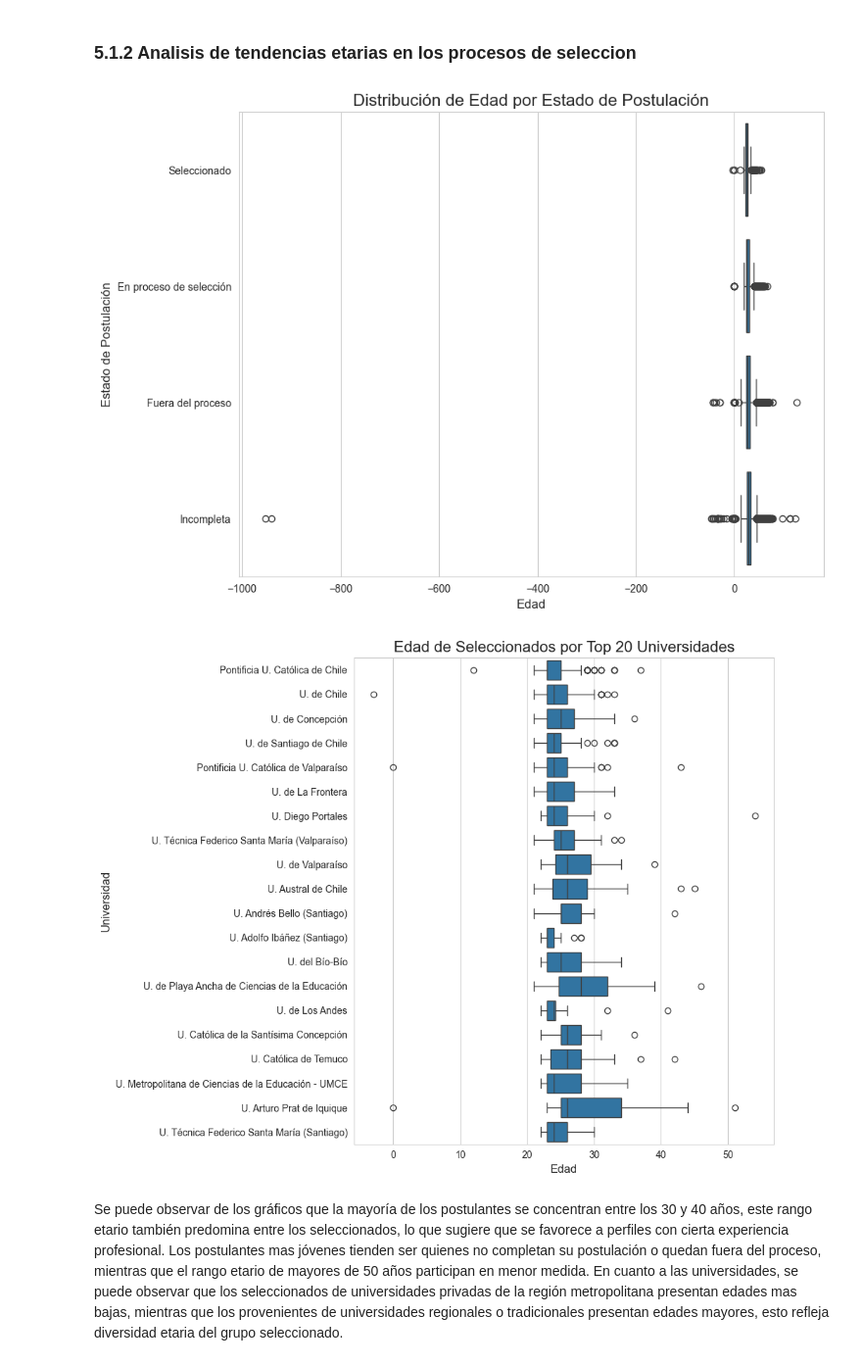
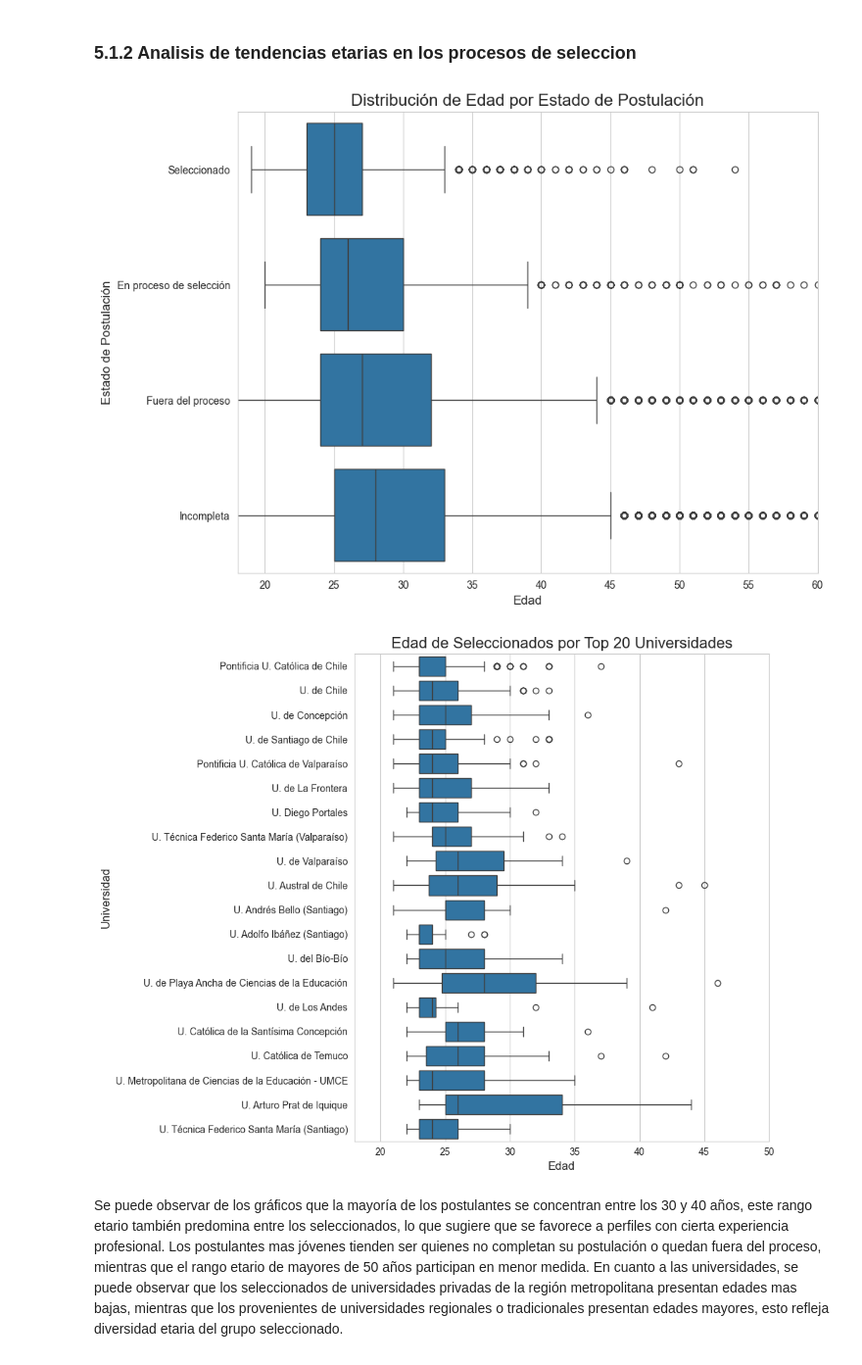
Before and after one commit to SergioHdezDC/IMT2200-Proyecto-Semestral, a Jupyter notebook: NotebookEnseñaChile.ipynb, the cells around one changed output. Shown at 98% size. Saved outputs shown, nothing was run; the diff lists cells and outputs as text; code cells hidden in the pictures.

```diff
--- a/NotebookEnseñaChile.ipynb
+++ b/NotebookEnseñaChile.ipynb
@@ -471,5 +469,3 @@ copia_df = df_postulantes.copy(deep=True)
-# %%
-df_postulantes = copia_df
 # %% [markdown]
 ### 3.6.2 Calcular edad al postular
 # %%
@@ -858,18 +854,18 @@ Esta diferencia constante plantea una interrogante relevante: ¿la edad actúa r
 # %%
 plt.figure(figsize=(10, 8))
 
-sns.boxplot(data=df_eda_general,
+ax = sns.boxplot(data=df_eda_general,
             x='Edad',
             y='Resumen Estado Postulación')
-
 
 plt.title('Distribución de Edad por Estado de Postulación', fontsize=16)
 plt.xlabel('Edad', fontsize=12)
 plt.ylabel('Estado de Postulación', fontsize=12)
+ax.set_xlim(18, 60)
 
 plt.show()
 # %% [output]
-[figure, old version]
+[figure, new version]
 # %%
 conteo_universidades = df_eda_seleccionados['Universidad'].value_counts()
 
@@ -884,7 +880,7 @@ df_top_N = df_eda_seleccionados[
 plt.figure(figsize=(10, 8))
 
 
-sns.boxplot(data=df_top_N,
+ax = sns.boxplot(data=df_top_N,
             x='Edad',
             y='Universidad',
             order=universidades_top_N)
@@ -892,11 +888,12 @@ sns.boxplot(data=df_top_N,
 plt.title(f'Edad de Seleccionados por Top {N} Universidades', fontsize=16)
 plt.xlabel('Edad', fontsize=12)
 plt.ylabel('Universidad', fontsize=12)
+ax.set_xlim(18, 50)
 plt.tight_layout()
 plt.show()
 plt.show()
 # %% [output]
-[figure, old version]
+[figure, new version]
 # %% [markdown]
 Se puede observar de los gráficos que la mayoría de los postulantes se concentran entre los 30 y 40 años, este rango etario también predomina entre los seleccionados, lo que sugiere que se favorece a perfiles con cierta experiencia profesional.
 Los postulantes mas jóvenes tienden ser quienes no completan su postulación o quedan fuera del proceso, mientras que el rango etario de mayores de 50 años participan en menor medida.
```
Also changed, not shown: parts of 2 cells of this notebook.
